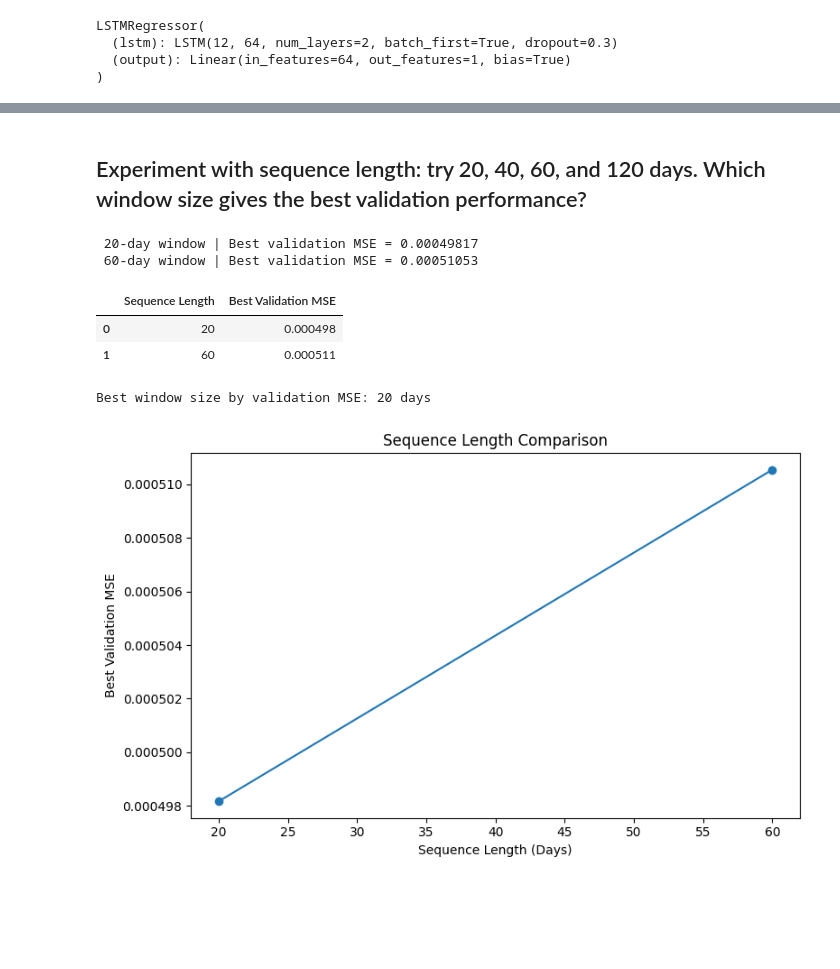
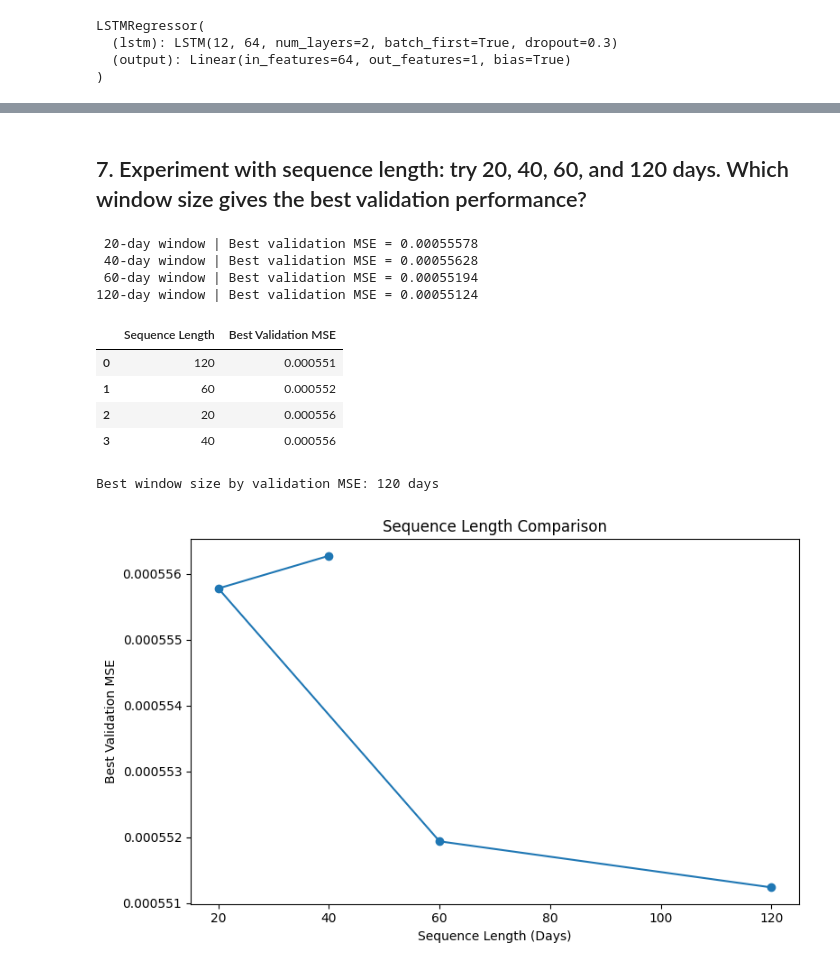
Before and after one commit to jarviscanada/jarvis_data_eng_YashMehrotra, a Jupyter notebook: ml_2/notebooks/04_sequence_models.ipynb, the cells around one changed output, grey strips where cells are left out. Cells and saved outputs as stored; diff of their text form; code cells hidden in the pictures; blank space fills up the shorter version.

```diff
--- a/ml_2/notebooks/04_sequence_models.ipynb
+++ b/ml_2/notebooks/04_sequence_models.ipynb
@@ -46,12 +49,6 @@ Device: cuda
 train_df = pd.read_csv(PROCESSED_DIR / "train.csv", parse_dates=["Date"])
 val_df = pd.read_csv(PROCESSED_DIR / "val.csv", parse_dates=["Date"])
 test_df = pd.read_csv(PROCESSED_DIR / "test.csv", parse_dates=["Date"])
-
-if FAST_MODE:
-    demo_tickers = ["AAPL", "MSFT", "JPM", "XOM", "SPY"]
-    train_df = train_df[train_df["Ticker"].isin(demo_tickers)].copy()
-    val_df = val_df[val_df["Ticker"].isin(demo_tickers)].copy()
-    test_df = test_df[test_df["Ticker"].isin(demo_tickers)].copy()
 
 FEATURE_COLS = joblib.load(MODELS_DIR / "feature_cols.joblib")
 STEP2_SCALER = joblib.load(MODELS_DIR / "feature_scaler.joblib")
@@ -315,8 +312,8 @@ def train_lstm(
     model,
     train_loader,
     val_loader,
-    epochs=15 if FAST_MODE else 50,
-    patience=4 if FAST_MODE else 7,
+    epochs=50,
+    patience=7,
     lr=1e-3,
     max_norm=1.0,
     verbose=True,
@@ -393,6 +390,7 @@ def train_lstm(
     return model, history
 
 
+training_started = time.perf_counter()
 lstm_model, lstm_history = train_lstm(
     model=lstm_model,
     train_loader=train_loader_60,
@@ -402,6 +400,7 @@ lstm_model, lstm_history = train_lstm(
     lr=1e-3,
     max_norm=1.0,
 )
+lstm_training_seconds = time.perf_counter() - training_started
 
 plt.figure(figsize=(9, 5))
 plt.plot(lstm_history["train_loss"], label="Training Loss")
@@ -423,6 +422,7 @@ torch.save(
         "num_layers": 2,
         "dropout": 0.3,
         "sequence_length": 60,
+        "training_seconds": lstm_training_seconds,
     },
     MODELS_DIR / "lstm_step4.pt",
 )
@@ -462,8 +462,6 @@ walk_forward_results = []
 # Fold 2: train months 1-13, validate month 14.
 # Continue until every available pre-test month has been used.
 validation_months = available_months[12:]
-if FAST_MODE:
-    validation_months = validation_months[-3:]
 
 for fold_number, validation_month in enumerate(validation_months, start=1):
     validation_start = validation_month.start_time
@@ -533,8 +531,8 @@ for fold_number, validation_month in enumerate(validation_months, start=1):
         model=fold_model,
         train_loader=train_fold_loader,
         val_loader=val_fold_loader,
-        epochs=5 if FAST_MODE else 50,
-        patience=2 if FAST_MODE else 7,
+        epochs=50,
+        patience=7,
         lr=1e-3,
         max_norm=1.0,
         verbose=False,
@@ -817,8 +752,6 @@ for X_batch, _ in test_loader_60:
 
     importance_sum += batch_importance.sum(axis=0)
     sample_count += len(X_batch)
-    if FAST_MODE and sample_count >= 2_000:
-        break
 
 
 temporal_importance = importance_sum / sample_count
@@ -868,8 +801,8 @@ print(
 Most influential days: [0, -1, -2, -3, -4, -5, -6, -7, -8, -9]
 # %% [markdown]
-## Experiment with sequence length: try 20, 40, 60, and 120 days. Which window size gives the best validation performance?
+## 7. Experiment with sequence length: try 20, 40, 60, and 120 days. Which window size gives the best validation performance?
 # %%
-sequence_lengths = [20, 60] if FAST_MODE else [20, 40, 60, 120]
+sequence_lengths = [20, 40, 60, 120]
 sequence_results = []
 
 for sequence_length in sequence_lengths:
@@ -903,8 +836,8 @@ for sequence_length in sequence_lengths:
         model=experiment_model,
         train_loader=experiment_train_loader,
         val_loader=experiment_val_loader,
-        epochs=5 if FAST_MODE else 50,
-        patience=2 if FAST_MODE else 7,
+        epochs=50,
+        patience=7,
         lr=1e-3,
         max_norm=1.0,
         verbose=False,
@@ -926,36 +859,40 @@ for sequence_length in sequence_lengths:
 sequence_results_df = (
     pd.DataFrame(sequence_results)
       .sort_values("Best Validation MSE")
       .reset_index(drop=True)
 )
 
 display(sequence_results_df)
 
 best_sequence_length = int(
     sequence_results_df.iloc[0]["Sequence Length"]
 )
 
 print(
     f"Best window size by validation MSE: "
     f"{best_sequence_length} days"
 )
 
 plt.figure(figsize=(8, 5))
 plt.plot(
     sequence_results_df["Sequence Length"],
     sequence_results_df["Best Validation MSE"],
     marker="o",
 )
 plt.xlabel("Sequence Length (Days)")
 plt.ylabel("Best Validation MSE")
 plt.title("Sequence Length Comparison")
 plt.tight_layout()
 plt.show()
 # %% [output]
- 20-day window | Best validation MSE = 0.00049817
- 60-day window | Best validation MSE = 0.00051053
+ 20-day window | Best validation MSE = 0.00055578
+ 40-day window | Best validation MSE = 0.00055628
+ 60-day window | Best validation MSE = 0.00055194
+120-day window | Best validation MSE = 0.00055124
 |  | Sequence Length | Best Validation MSE |
-| 0 | 20 | 0.000498 |
-| 1 | 60 | 0.000511 |
+| 0 | 120 | 0.000551 |
+| 1 | 60 | 0.000552 |
+| 2 | 20 | 0.000556 |
+| 3 | 40 | 0.000556 |
-Best window size by validation MSE: 20 days
+Best window size by validation MSE: 120 days
-[figure, old version]
+[figure, new version]
```
Also changed, not shown: parts of 13 cells of this notebook, 37 other files.
